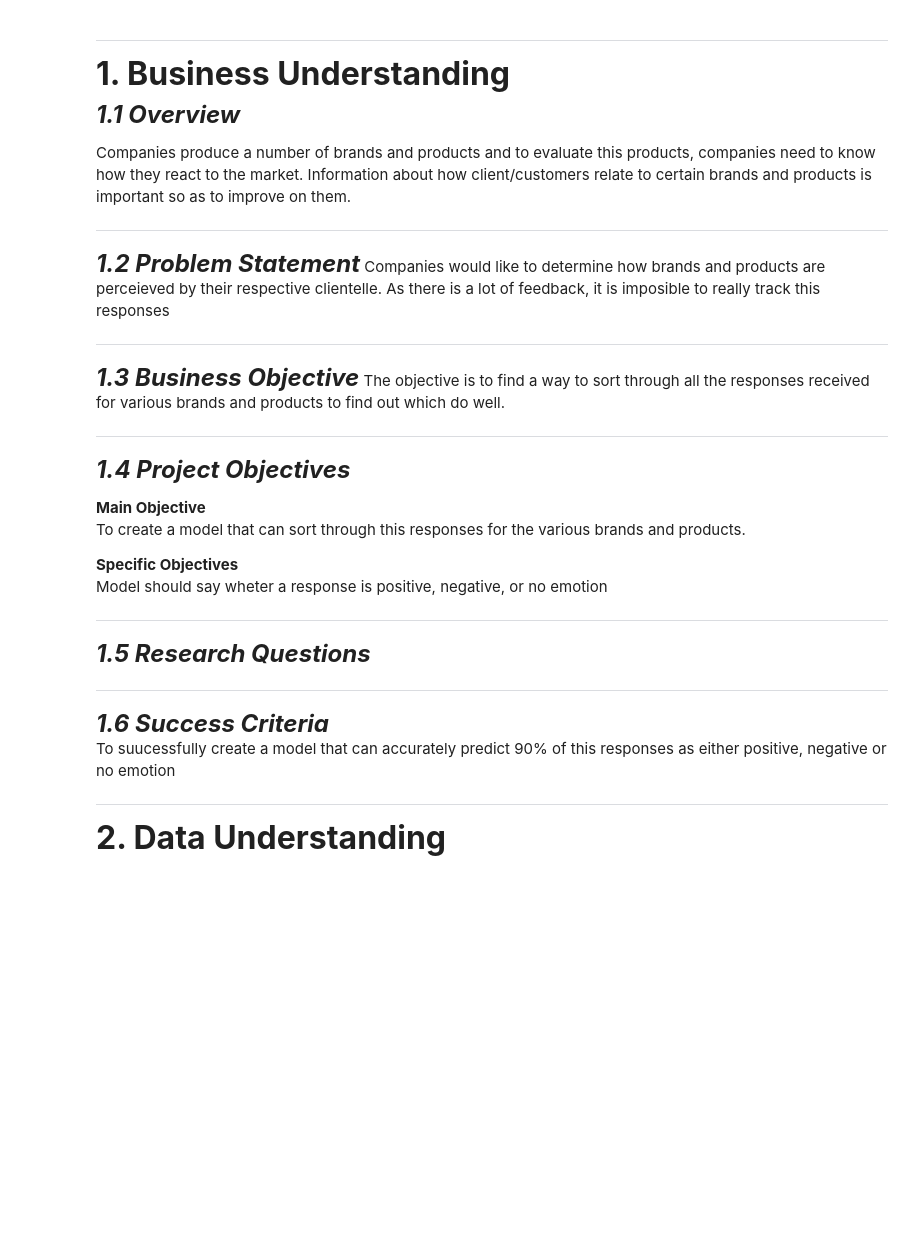
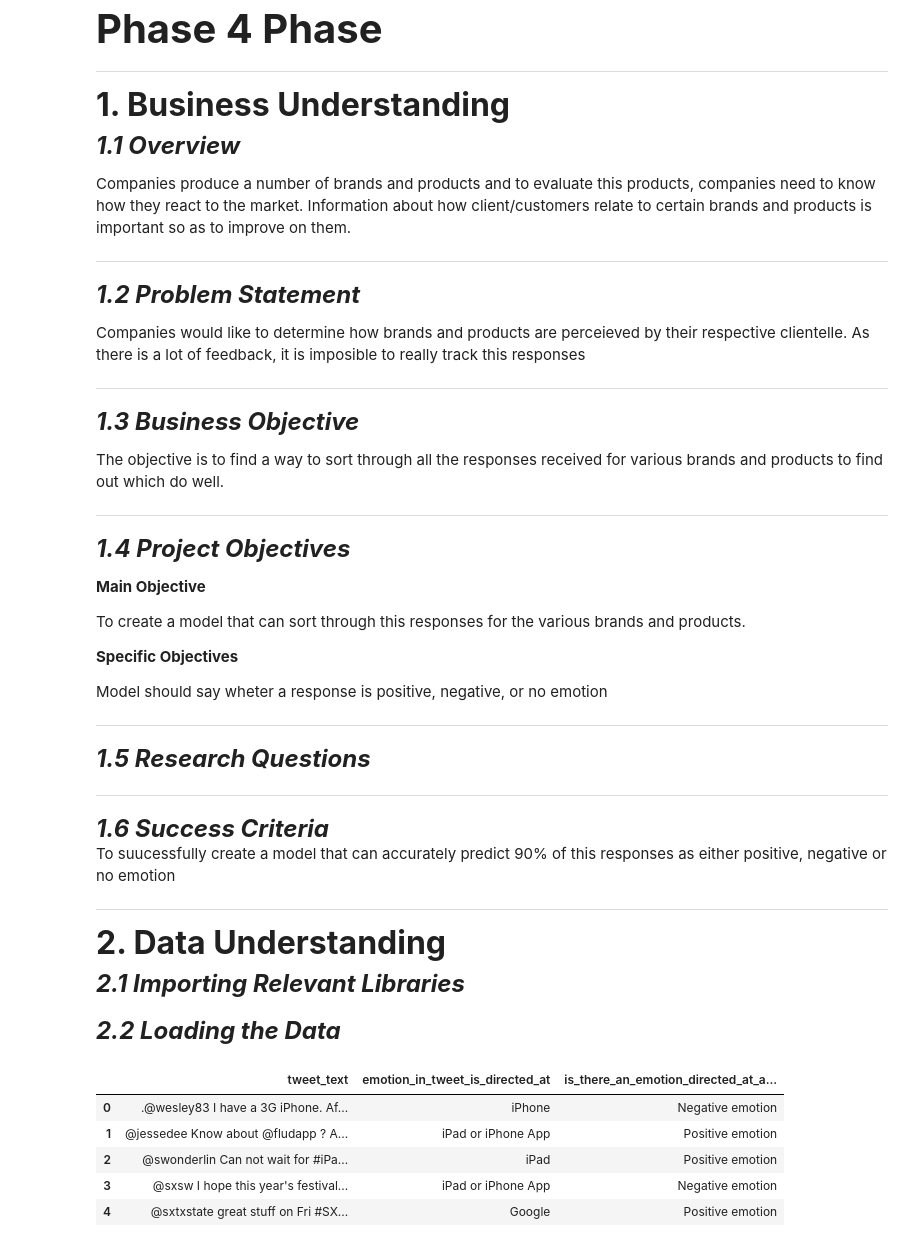
Before and after one commit to Mark-eki/DS-Phase-4-project, a Jupyter notebook: nlp.ipynb, the cells around one changed output. Saved outputs shown, nothing was run; the diff lists cells and outputs as text; code cells hidden in the pictures; blank space fills up the shorter version.

```diff
--- a/nlp.ipynb
+++ b/nlp.ipynb
@@ -1,5 +1,5 @@
 # %% [markdown]
-__<span style="font-size: 40px;"></span>__
+__<span style="font-size: 40px;">Phase 4 Phase</span>__
 
 ---
 
@@ -12,11 +12,13 @@ __<font size="6">1. Business Understanding</font>__
 ---
 
 ***<span style="font-size: 24px;">1.2 Problem Statement</span>***
+
 Companies would like to determine how brands and products are perceieved by their respective clientelle. As there is a lot of feedback, it is imposible to really track this responses
 
 ---
 
 ***<span style="font-size: 24px;">1.3 Business Objective</span>***
+
 The objective is to find a way to sort through all the responses received for various brands and products to find out which do well.
 
 
@@ -25,9 +27,11 @@ The objective is to find a way to sort through all the responses received for va
 ***<span style="font-size: 24px;">1.4 Project Objectives</span>***
 
 **Main Objective**
+
 To create a model that can sort through this responses for the various brands and products.
 
 **Specific Objectives**
+
 Model should say wheter a response is positive, negative, or no emotion
 
 ---
@@ -44,3 +48,5 @@ To suucessfully create a model that can accurately predict 90% of this responses
 ---
 # %% [markdown]
 __<font size="6">2. Data Understanding</font>__
+
+***<span style="font-size: 24px;">2.1 Importing Relevant Libraries</span>***
@@ -46,0 +63,13 @@ __<font size="6">2. Data Understanding</font>__
+# %% [markdown]
+***<span style="font-size: 24px;">2.2 Loading the Data</span>***
+# %%
+nlp_data = pd.read_csv(r'judge-1377884607_tweet_product_company.csv', encoding='latin-1')
+
+nlp_data.head()
+# %% [output]
+|  | tweet_text | emotion_in_tweet_is_directed_at | is_there_an_emotion_directed_at_a... |
+| 0 | .@wesley83 I have a 3G iPhone. Af... | iPhone | Negative emotion |
+| 1 | @jessedee Know about @fludapp ? A... | iPad or iPhone App | Positive emotion |
+| 2 | @swonderlin Can not wait for #iPa... | iPad | Positive emotion |
+| 3 | @sxsw I hope this year's festival... | iPad or iPhone App | Negative emotion |
+| 4 | @sxtxstate great stuff on Fri #SX... | Google | Positive emotion |
```
Also changed, not shown: parts of 12 cells of this notebook.
